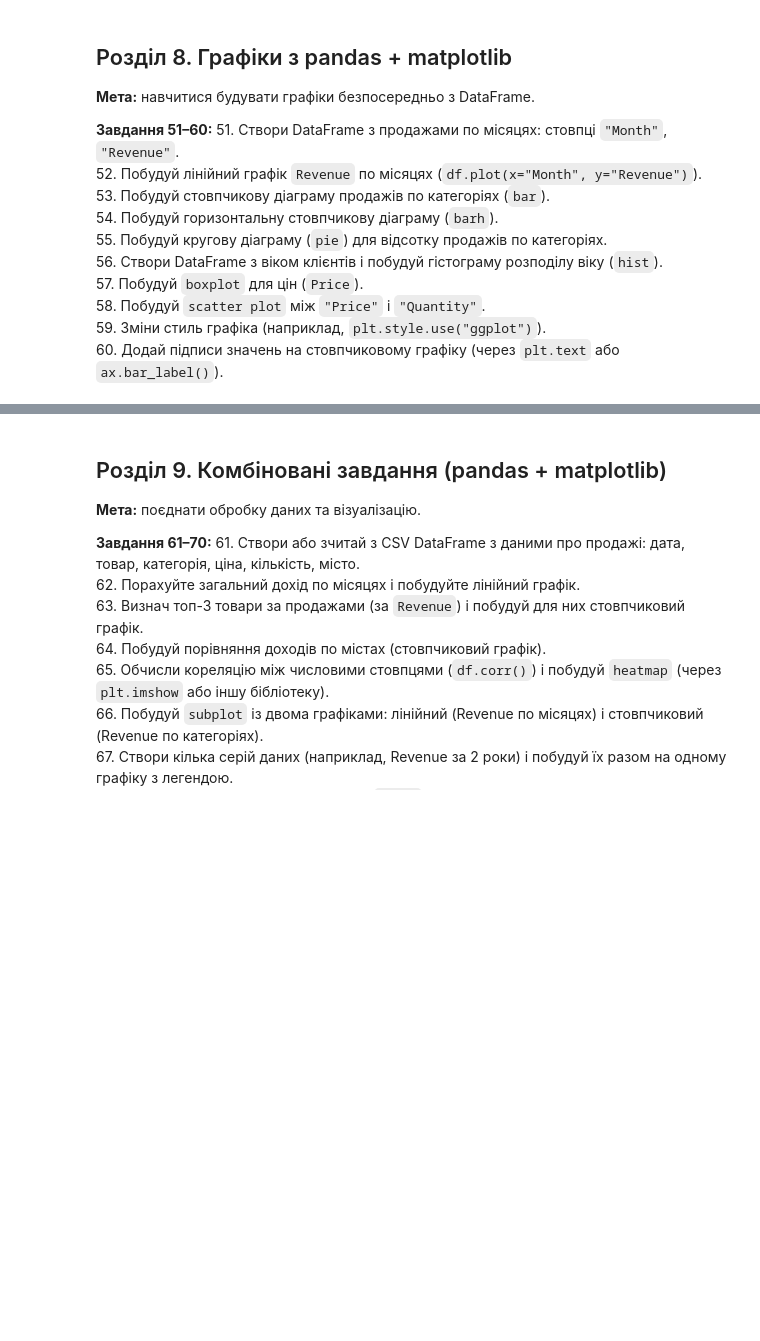
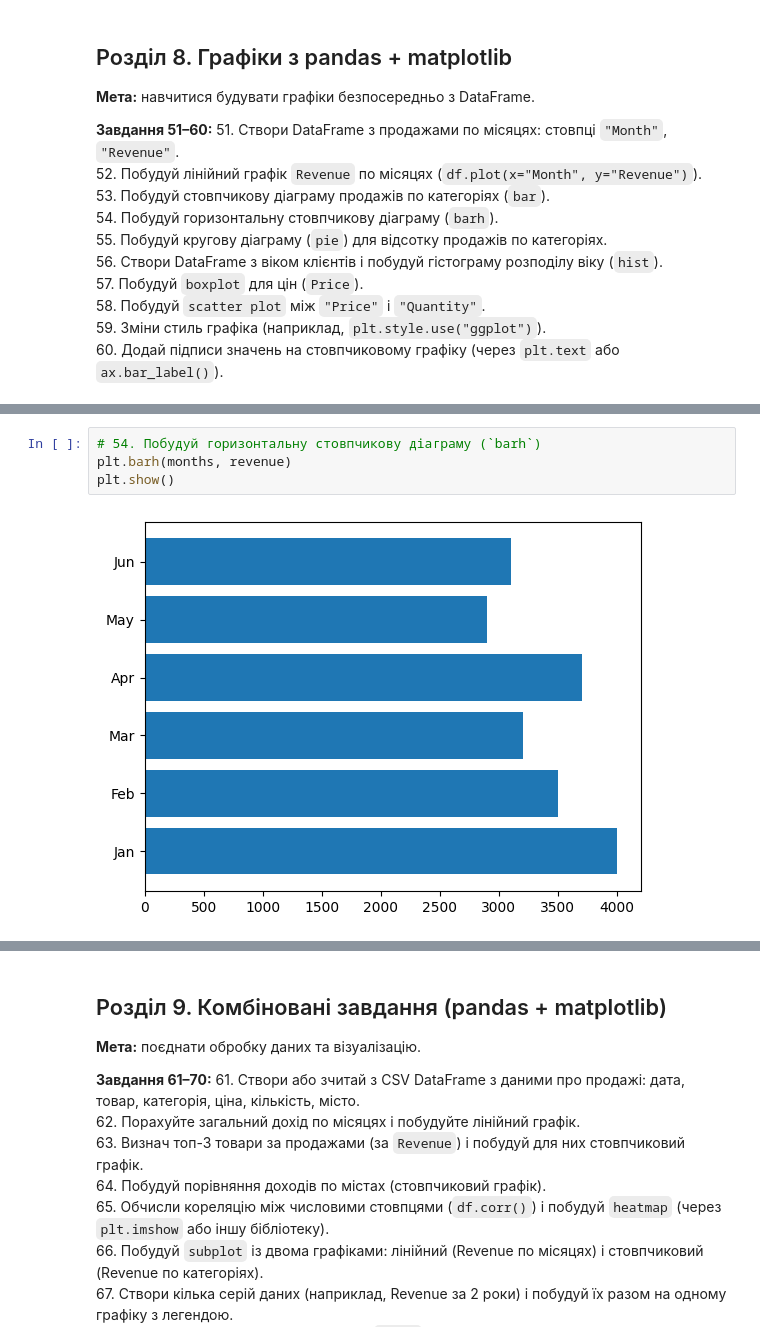
Before and after one commit to SvitlanaShustur/test-tasks-Python-DTA, a Jupyter notebook: pandas_matplotlib_practice.ipynb, the cells around one changed output, grey strips where cells are left out. Drawn from its saved outputs; the diff is of its cells as text; blank space fills up the shorter version.

```diff
--- a/pandas_matplotlib_practice.ipynb
+++ b/pandas_matplotlib_practice.ipynb
@@ -856,0 +868,6 @@ plt.show()
+# %%
+# 54. Побудуй горизонтальну стовпчикову діаграму (`barh`)
+plt.barh(months, revenue)
+plt.show()
+# %% [output]
+[figure, added]
```
Also changed, not shown: parts of 18 cells of this notebook.
